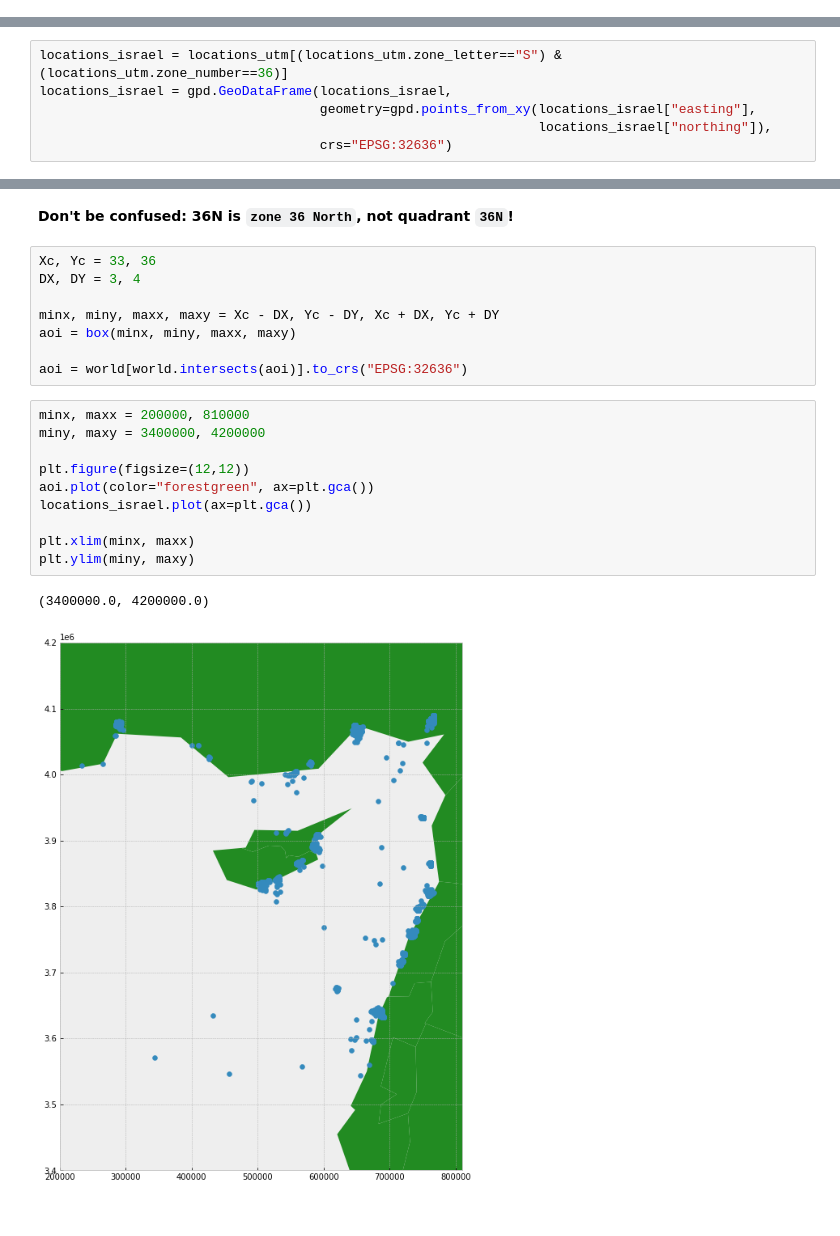
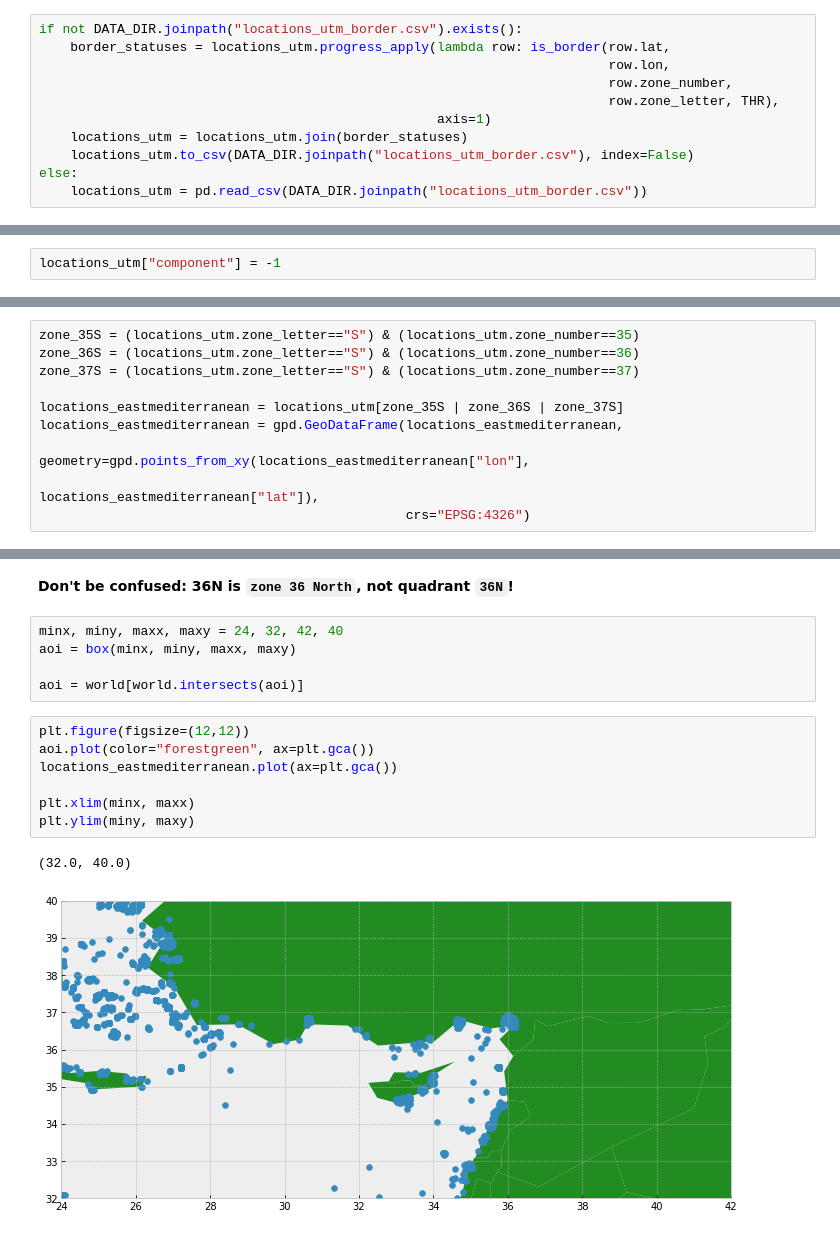
Before and after one commit to efratmag/ports-mapping-using-behavioral-vessel-data, a Jupyter notebook: dev_experiments/[Dev] Connected components algo.ipynb, the cells around one changed output, grey strips where cells are left out. Drawn from its saved outputs; the diff is of its cells as text.

```diff
--- a/dev_experiments/[Dev] Connected components algo.ipynb
+++ b/dev_experiments/[Dev] Connected components algo.ipynb
@@ -134,0 +438,11 @@ while (have unmarked locations in S)
+# %%
+if not DATA_DIR.joinpath("locations_utm_border.csv").exists():
+    border_statuses = locations_utm.progress_apply(lambda row: is_border(row.lat,
+                                                                         row.lon,
+                                                                         row.zone_number,
+                                                                         row.zone_letter, THR),
+                                                   axis=1)
+    locations_utm = locations_utm.join(border_statuses)
+    locations_utm.to_csv(DATA_DIR.joinpath("locations_utm_border.csv"), index=False)
+else:
+    locations_utm = pd.read_csv(DATA_DIR.joinpath("locations_utm_border.csv"))
@@ -134,0 +504,2 @@ while (have unmarked locations in S)
+# %%
+locations_utm["component"] = -1
@@ -151,9 +663,13 @@ Datum: World Geodetic System 1984
 - Ellipsoid: WGS 84
 - Prime Meridian: Greenwich
 # %%
-locations_israel = locations_utm[(locations_utm.zone_letter=="S") & (locations_utm.zone_number==36)]
-locations_israel = gpd.GeoDataFrame(locations_israel,
-                                    geometry=gpd.points_from_xy(locations_israel["easting"],
-                                                                locations_israel["northing"]),
-                                    crs="EPSG:32636")
+zone_35S = (locations_utm.zone_letter=="S") & (locations_utm.zone_number==35)
+zone_36S = (locations_utm.zone_letter=="S") & (locations_utm.zone_number==36)
+zone_37S = (locations_utm.zone_letter=="S") & (locations_utm.zone_number==37)
+
+locations_eastmediterranean = locations_utm[zone_35S | zone_36S | zone_37S]
+locations_eastmediterranean = gpd.GeoDataFrame(locations_eastmediterranean,
+                                               geometry=gpd.points_from_xy(locations_eastmediterranean["lon"],
+                                                                           locations_eastmediterranean["lat"]),
+                                               crs="EPSG:4326")
 # %%
@@ -176,23 +689,17 @@ Datum: World Geodetic System 1984
 # %% [markdown]
 **Don't be confused: 36N is `zone 36 North`, not quadrant `36N`!**
 # %%
-Xc, Yc = 33, 36
-DX, DY = 3, 4
-
-minx, miny, maxx, maxy = Xc - DX, Yc - DY, Xc + DX, Yc + DY
+minx, miny, maxx, maxy = 24, 32, 42, 40
 aoi = box(minx, miny, maxx, maxy)
 
-aoi = world[world.intersects(aoi)].to_crs("EPSG:32636")
+aoi = world[world.intersects(aoi)]
 # %%
-minx, maxx = 200000, 810000
-miny, maxy = 3400000, 4200000
-
 plt.figure(figsize=(12,12))
 aoi.plot(color="forestgreen", ax=plt.gca())
-locations_israel.plot(ax=plt.gca())
+locations_eastmediterranean.plot(ax=plt.gca())
 
 plt.xlim(minx, maxx)
 plt.ylim(miny, maxy)
 # %% [output]
-(3400000.0, 4200000.0)
+(32.0, 40.0)
-[figure, old version]
+[figure, new version]
```
Also changed, not shown: parts of 98 cells of this notebook, 4 other files.
